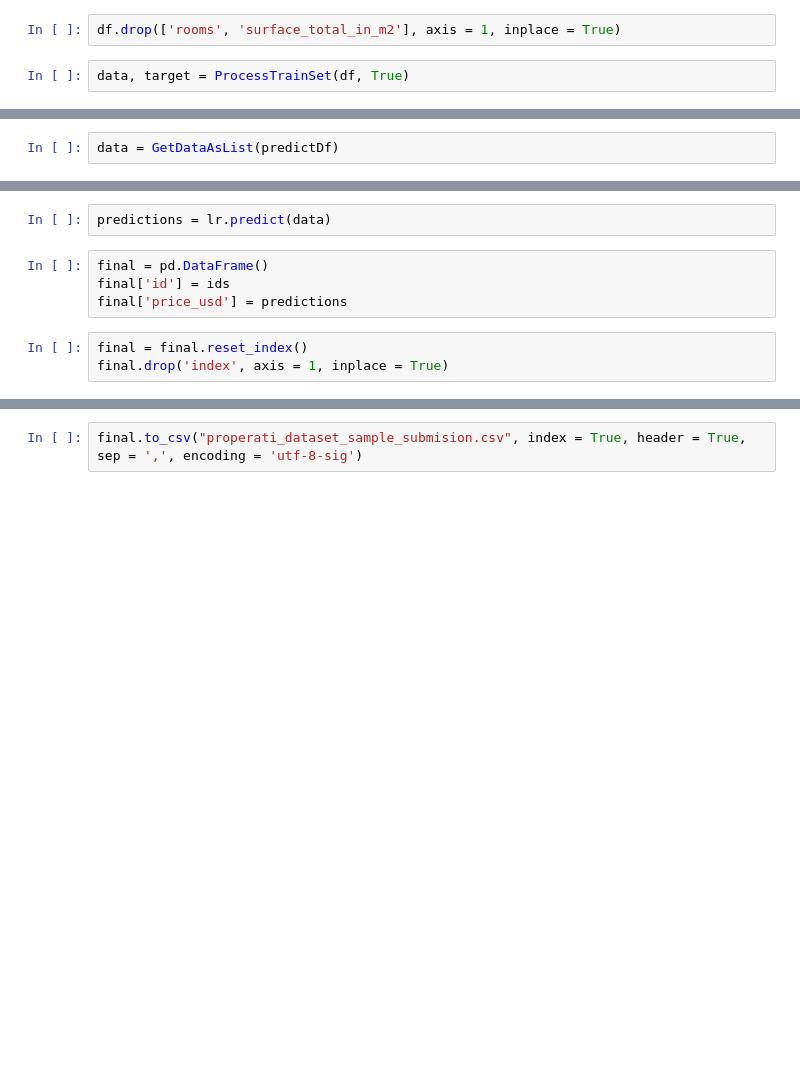
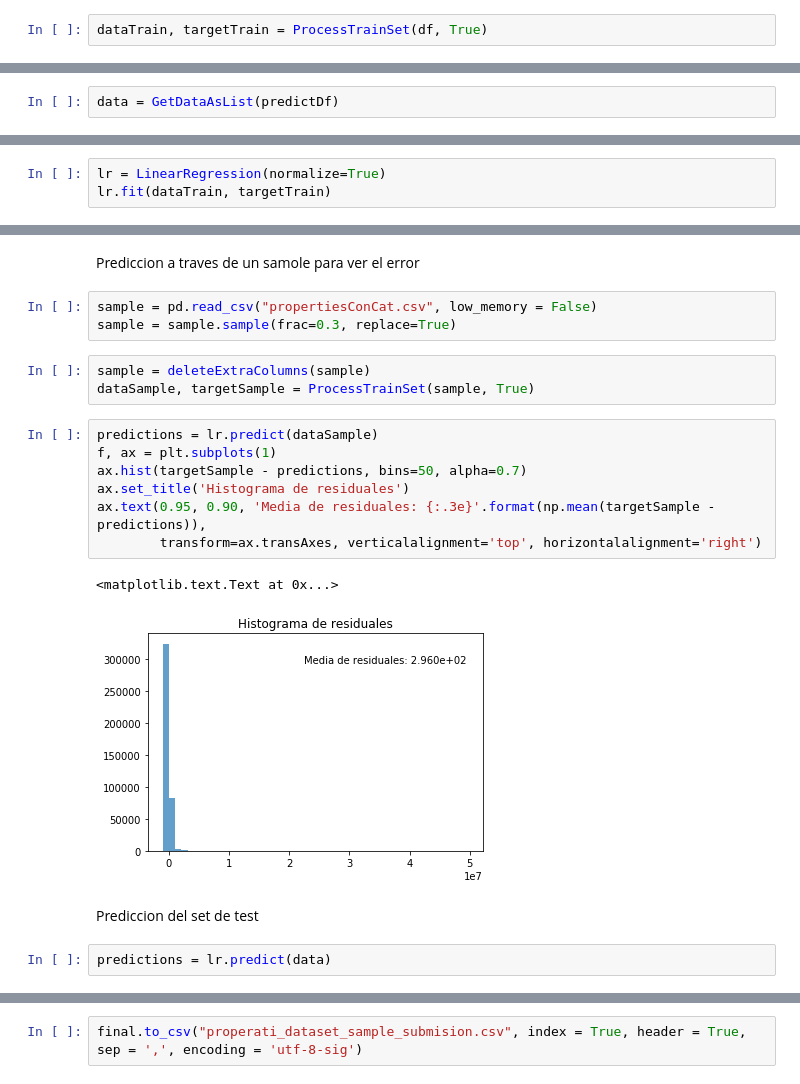
Before and after one commit to Monty1991/TPDATOS_7506_2017_2_ARGERICH_TP2, a Jupyter notebook: PlanB/PlanB.ipynb, the cells around one changed output, grey strips where cells are left out. Drawn from its saved outputs; the diff is of its cells as text; blank space fills up the shorter version.

```diff
--- a/PlanB/PlanB.ipynb
+++ b/PlanB/PlanB.ipynb
@@ -568,6 +572,4 @@ df = pd.read_csv("propertiesConCat.csv", low_memory = False)
-# %%
-df.drop(['rooms', 'surface_total_in_m2'], axis = 1, inplace = True)
 # %%
-data, target = ProcessTrainSet(df, True)
+dataTrain, targetTrain = ProcessTrainSet(df, True)
 # %%
 columns = list(df.columns.values)
@@ -678,0 +651,3 @@ columns size:  11
+# %%
+lr = LinearRegression(normalize=True)
+lr.fit(dataTrain, targetTrain)
@@ -679,9 +674,22 @@ columns size:  11
+# %% [markdown]
+Prediccion a traves de un samole para ver el error
+# %%
+sample = pd.read_csv("propertiesConCat.csv", low_memory = False)
+sample = sample.sample(frac=0.3, replace=True)
+# %%
+sample = deleteExtraColumns(sample)
+dataSample, targetSample = ProcessTrainSet(sample, True)
+# %%
+predictions = lr.predict(dataSample)
+f, ax = plt.subplots(1)
+ax.hist(targetSample - predictions, bins=50, alpha=0.7)
+ax.set_title('Histograma de residuales')
+ax.text(0.95, 0.90, 'Media de residuales: {:.3e}'.format(np.mean(targetSample - predictions)),
+        transform=ax.transAxes, verticalalignment='top', horizontalalignment='right')
+# %% [output]
+<matplotlib.text.Text at 0x...>
+[figure, added]
+# %% [markdown]
+Prediccion del set de test
 # %%
 predictions = lr.predict(data)
-# %%
-final = pd.DataFrame()
-final['id'] = ids
-final['price_usd'] = predictions
-# %%
-final = final.reset_index()
-final.drop('index', axis = 1, inplace = True)
```
Also changed, not shown: parts of 44 cells of this notebook.
